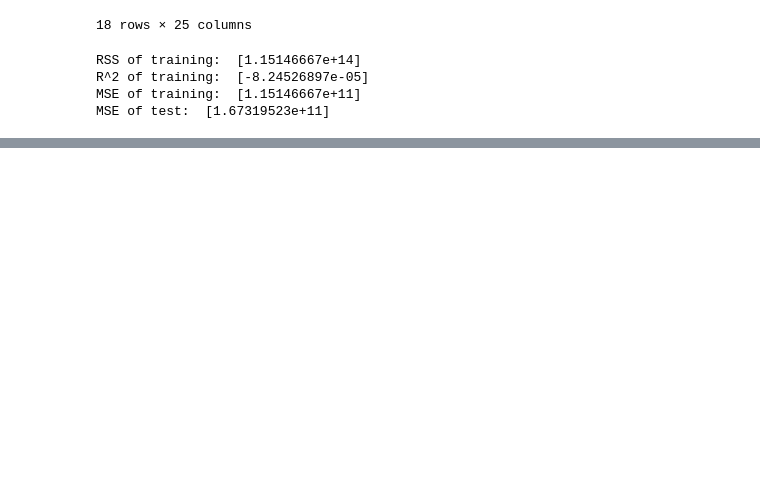
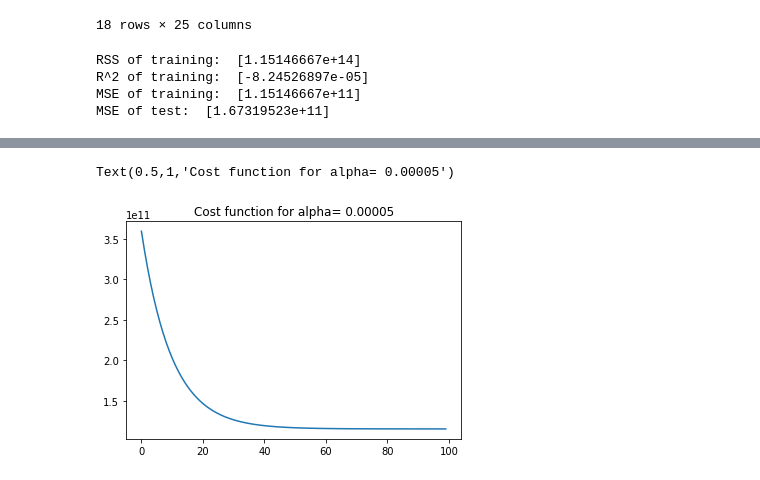
Before and after one commit to cdilga/DS4400, a Jupyter notebook: DS4400_HW1/Homework 1.ipynb, the cells around one changed output, grey strips where cells are left out. Drawn from its saved outputs; the diff is of its cells as text; code cells hidden in the pictures; blank space fills up the shorter version.

```diff
--- a/DS4400_HW1/Homework 1.ipynb
+++ b/DS4400_HW1/Homework 1.ipynb
@@ -583,7 +583,7 @@ y = housing_training_labels
 # Create a big table
 
 thetatable = pd.DataFrame()
-alpha = 0.000005
+alpha = 0.00005
 for i in range(5):
     for j in range(5):
         lim = (j+1)*25
@@ -790,0 +636,14 @@ $$
+# %%
+#TODO Visualise the learning rate
+
+plt.plot(gradmod._cost[:,0])
+plt.title("Cost function for alpha= 0.00005")
+#TODO Compare this gradient descent to the package
+
+clf = linear_model.SGDRegressor(max_iter=1000)
+clf.fit(X, y)
+
+#DO R^2 and MSE to compare
+# %% [output]
+Text(0.5,1,'Cost function for alpha= 0.00005')
+[figure, added]
```
Also changed, not shown: parts of 6 cells of this notebook.
